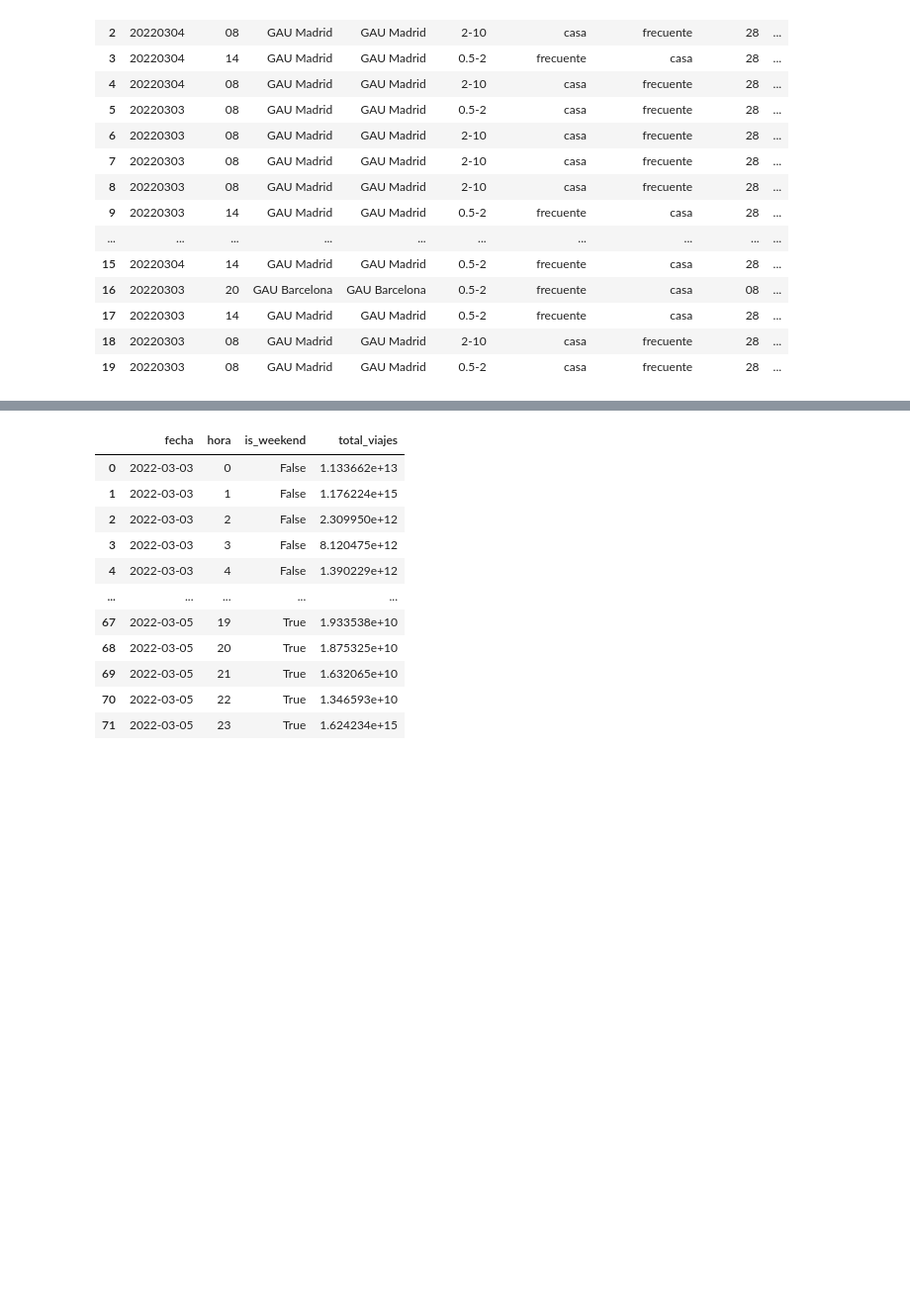
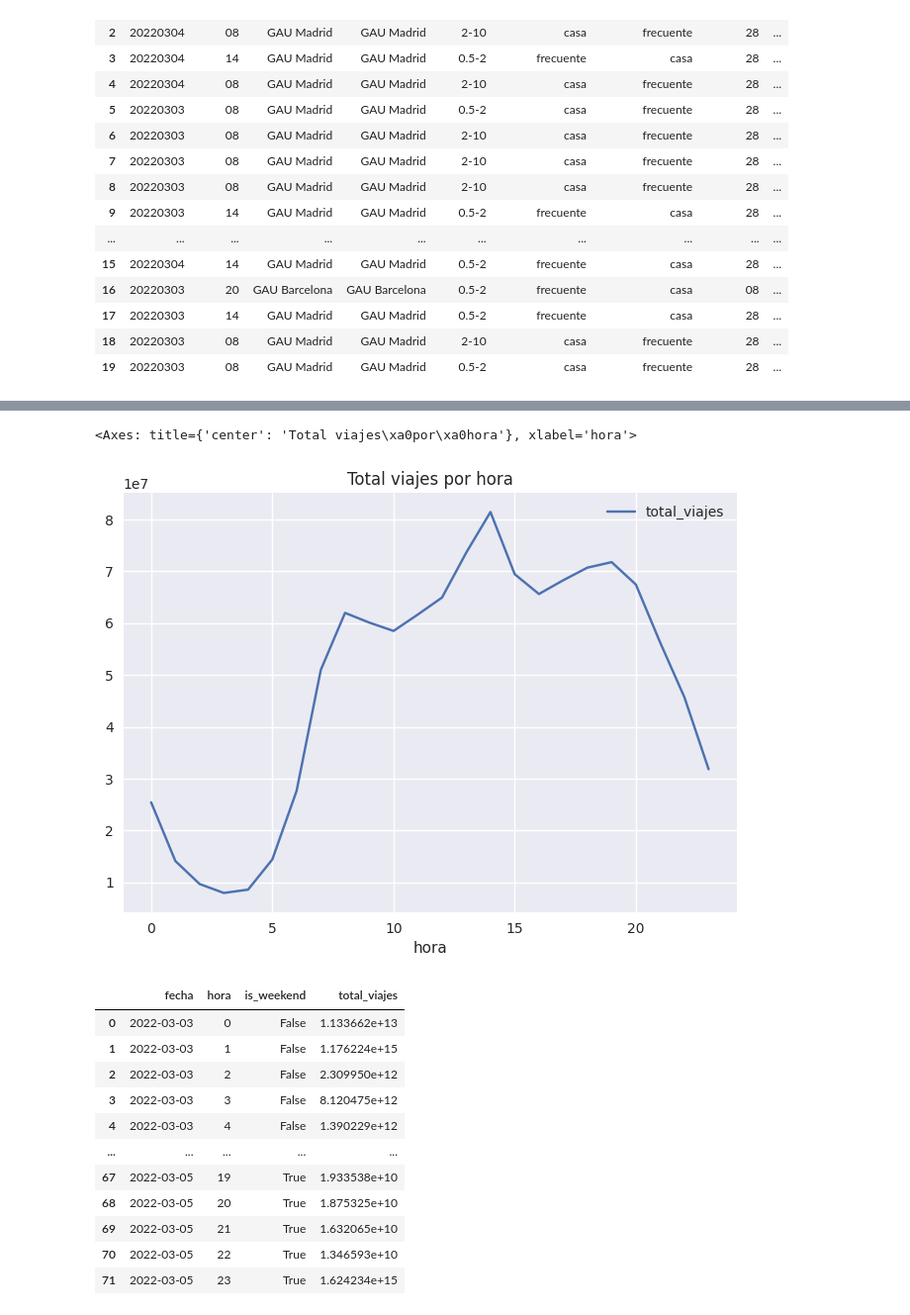
Before and after one commit to bgramaje/muceim-bigdata_project, a Jupyter notebook: notebooks/layers/gold_v2.ipynb, the cells around one changed output, grey strips where cells are left out. Shown at 99% size. Saved outputs shown, nothing was run; the diff lists cells and outputs as text; code cells hidden in the pictures; blank space fills up the shorter version.

Commit message:
added chart

```diff
--- a/notebooks/layers/gold_v2.ipynb
+++ b/notebooks/layers/gold_v2.ipynb
@@ -115,3 +116,15 @@ SQL("""
+# %%
+SQL("""
+    SELECT
+        hora,
+        SUM(viajes) AS total_viajes
+    FROM silver_od_all
+    GROUP BY hora
+    ORDER BY hora ASC
+""").plot(x='hora', y='total_viajes', kind='line', title='Total viajes por hora')
+# %% [output]
+<Axes: title={'center': 'Total viajes\xa0por\xa0hora'}, xlabel='hora'>
+[figure, added]
 # %%
 # SQL("""
 #     --- query que cuenta por nivel, zona, fecha, hora y si es fin de semana o no el total de viajes
```
Also changed, not shown: parts of 3 cells of this notebook.
